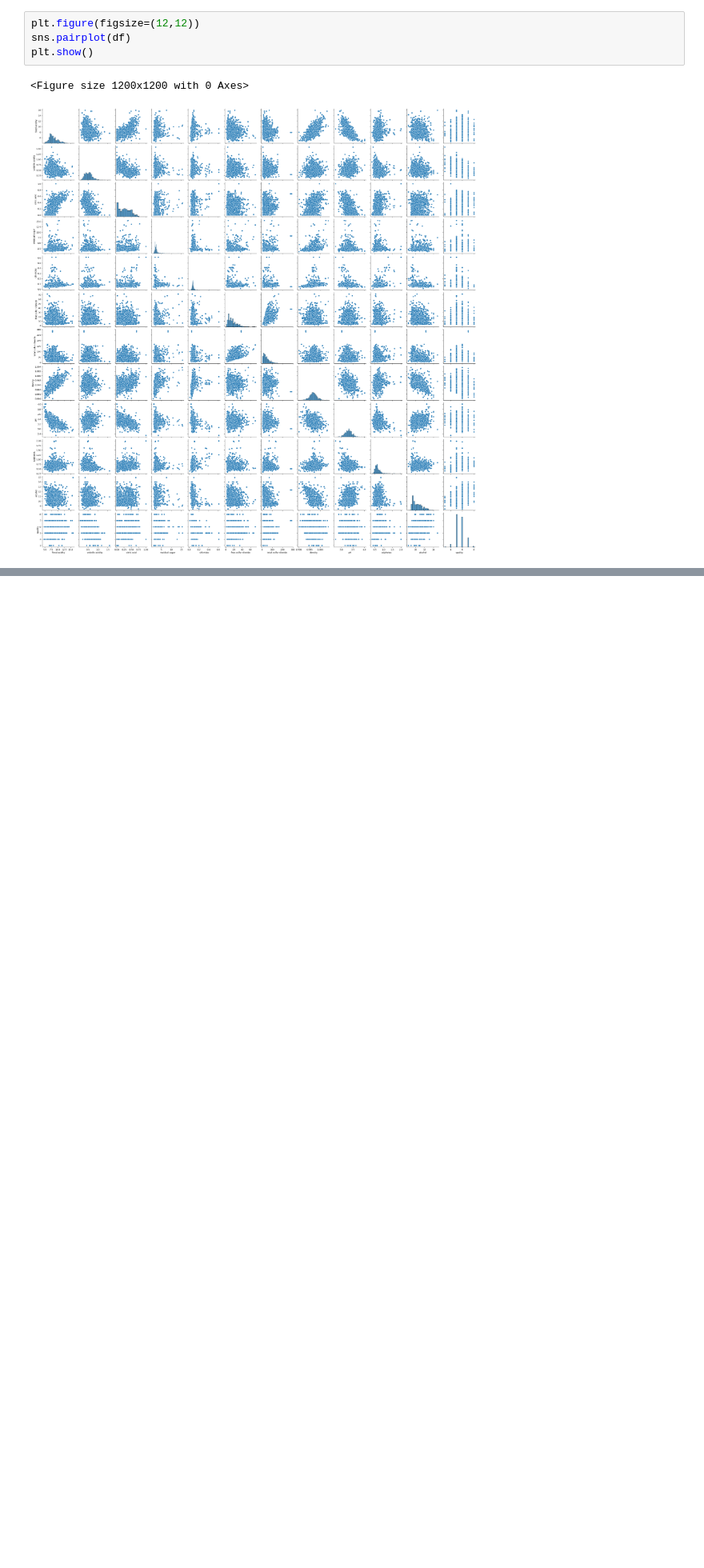
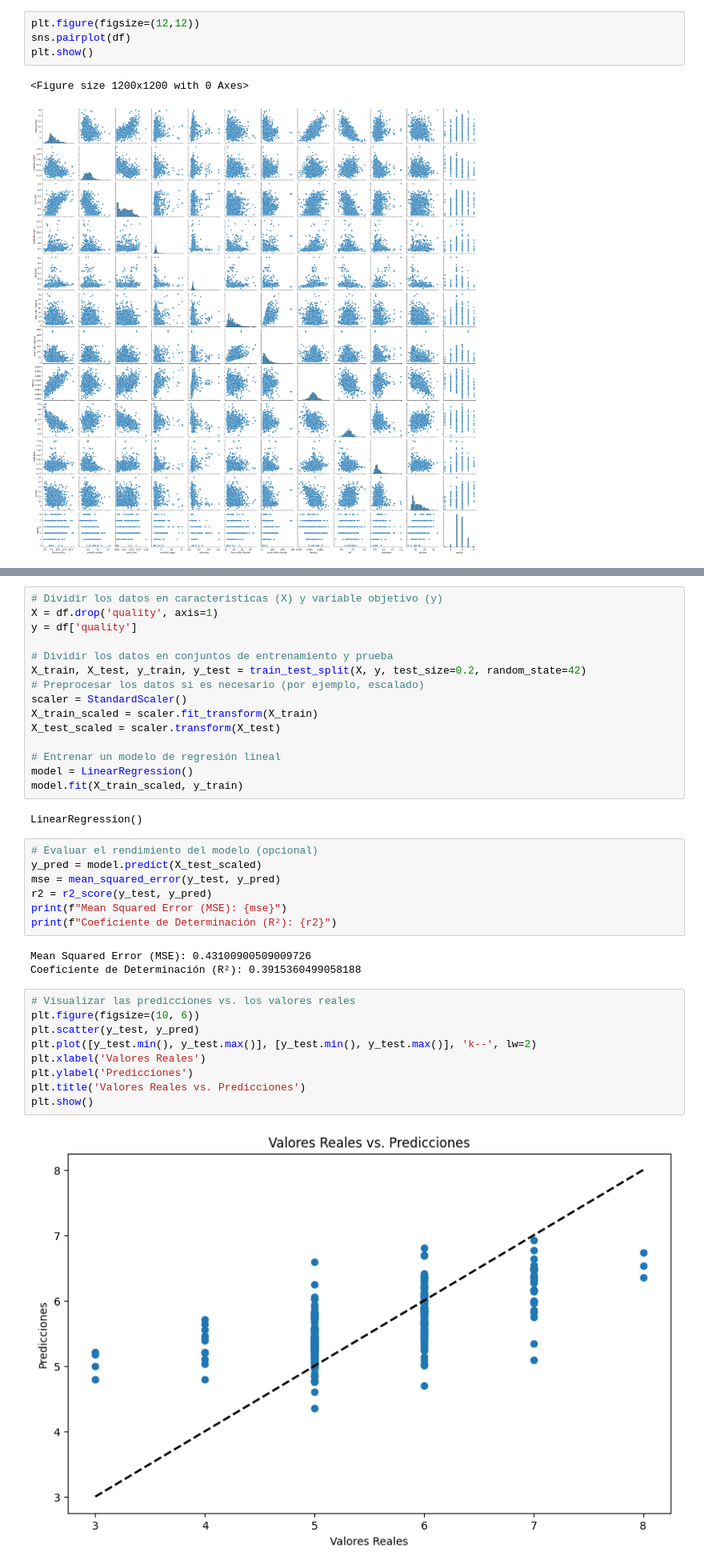
Before and after one commit to JGIOVANNIE/Cancer_reg_lineal, a Jupyter notebook: red-wine-quality.ipynb, the cells around one changed output, grey strips where cells are left out. Shown at 80% size. Drawn from its saved outputs; the diff is of its cells as text; blank space fills up the shorter version.

```diff
--- a/red-wine-quality.ipynb
+++ b/red-wine-quality.ipynb
@@ -174,0 +179,38 @@ plt.show()
+# %%
+# Dividir los datos en características (X) y variable objetivo (y)
+X = df.drop('quality', axis=1)
+y = df['quality']
+
+# Dividir los datos en conjuntos de entrenamiento y prueba
+X_train, X_test, y_train, y_test = train_test_split(X, y, test_size=0.2, random_state=42)
+# Preprocesar los datos si es necesario (por ejemplo, escalado)
+scaler = StandardScaler()
+X_train_scaled = scaler.fit_transform(X_train)
+X_test_scaled = scaler.transform(X_test)
+
+# Entrenar un modelo de regresión lineal
+model = LinearRegression()
+model.fit(X_train_scaled, y_train)
+# %% [output]
+LinearRegression()
+# %%
+# Evaluar el rendimiento del modelo (opcional)
+y_pred = model.predict(X_test_scaled)
+mse = mean_squared_error(y_test, y_pred)
+r2 = r2_score(y_test, y_pred)
+print(f"Mean Squared Error (MSE): {mse}")
+print(f"Coeficiente de Determinación (R²): {r2}")
+# %% [output]
+Mean Squared Error (MSE): 0.43100900509009726
+Coeficiente de Determinación (R²): 0.3915360499058188
+# %%
+# Visualizar las predicciones vs. los valores reales
+plt.figure(figsize=(10, 6))
+plt.scatter(y_test, y_pred)
+plt.plot([y_test.min(), y_test.max()], [y_test.min(), y_test.max()], 'k--', lw=2)
+plt.xlabel('Valores Reales')
+plt.ylabel('Predicciones')
+plt.title('Valores Reales vs. Predicciones')
+plt.show()
+# %% [output]
+[figure, added]
```
Also changed, not shown: parts of 22 cells of this notebook.
